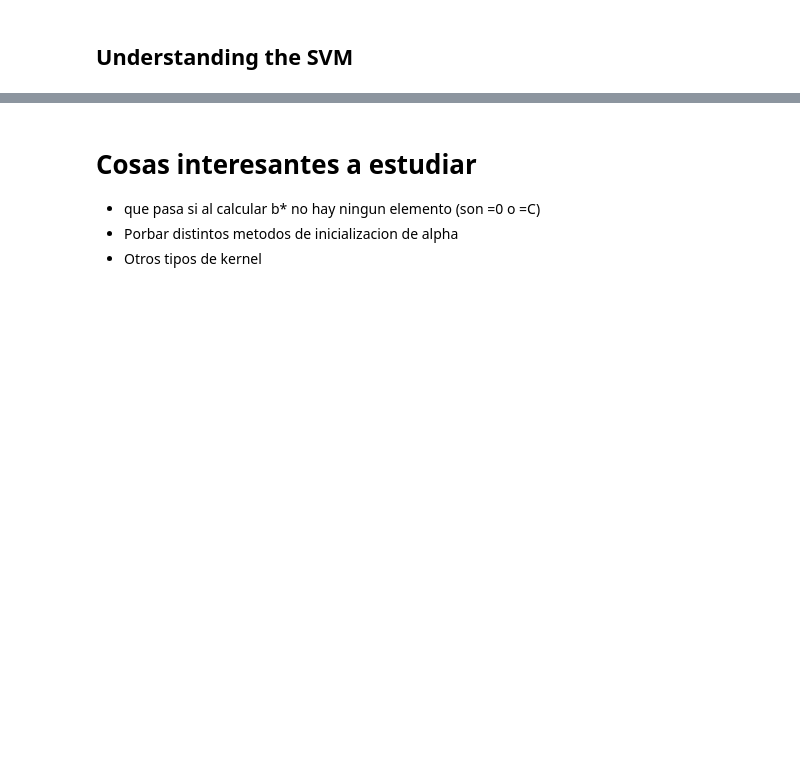
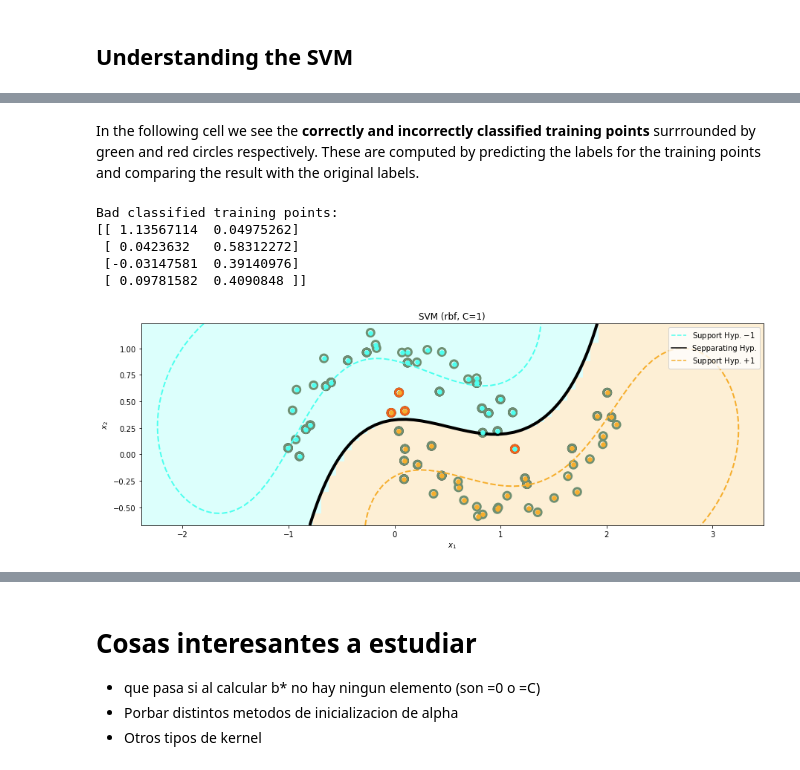
Before and after one commit to fjsaezm/mcd-maaa, a Jupyter notebook: P1/SMO.ipynb, the cells around one changed output, grey strips where cells are left out. Cells and saved outputs as stored; diff of their text form; code cells hidden in the pictures; blank space fills up the shorter version.

```diff
--- a/P1/SMO.ipynb
+++ b/P1/SMO.ipynb
@@ -371,0 +465,31 @@ plot_svc(x, y, model_my)
+# %% [markdown]
+In the following cell we see the **correctly and incorrectly classified training points** surrrounded by green and red circles respectively. These are computed by predicting the labels for the training points and comparing the result with the original labels.
+# %%
+def highlight_points(points, color):
+    plt.scatter(points[:, 0],
+                points[:, 1],
+                s=100, linewidth=3, facecolors="none", edgecolors=color)
+
+def show_classified_points(x_tr, y_tr, x_te, y_te, C=1, gamma='scale', kernel='rbf', tol=0.0001):
+    # Model definition, training and prediction
+    model = MySVC(C=C, gamma=gamma, tol=tol, kernel=kernel)
+    model.fit(x_tr, y_tr)
+    y_predicted = model.predict(x_tr)
+
+    # Compute the bad and well classified training points
+    hits = np.array([ orig == pred for orig, pred in zip(y_tr, y_predicted)])
+    print('Bad classified training points: \n{}'.format(x_tr[~hits]))
+
+    # Plot
+    plot_svc(x_tr, y_tr, model, plot_support_vectors=False)
+    highlight_points(x_tr[hits], '#6F8F72')
+    highlight_points(x_tr[~hits], '#F26419')
+
+show_classified_points(x_tr, y_tr, x_te, y_te)
+# %% [output]
+Bad classified training points:
+[[ 1.13567114  0.04975262]
+ [ 0.0423632   0.58312272]
+ [-0.03147581  0.39140976]
+ [ 0.09781582  0.4090848 ]]
+[figure, added]
```
Also changed, not shown: parts of 16 cells of this notebook, 1 other file.
